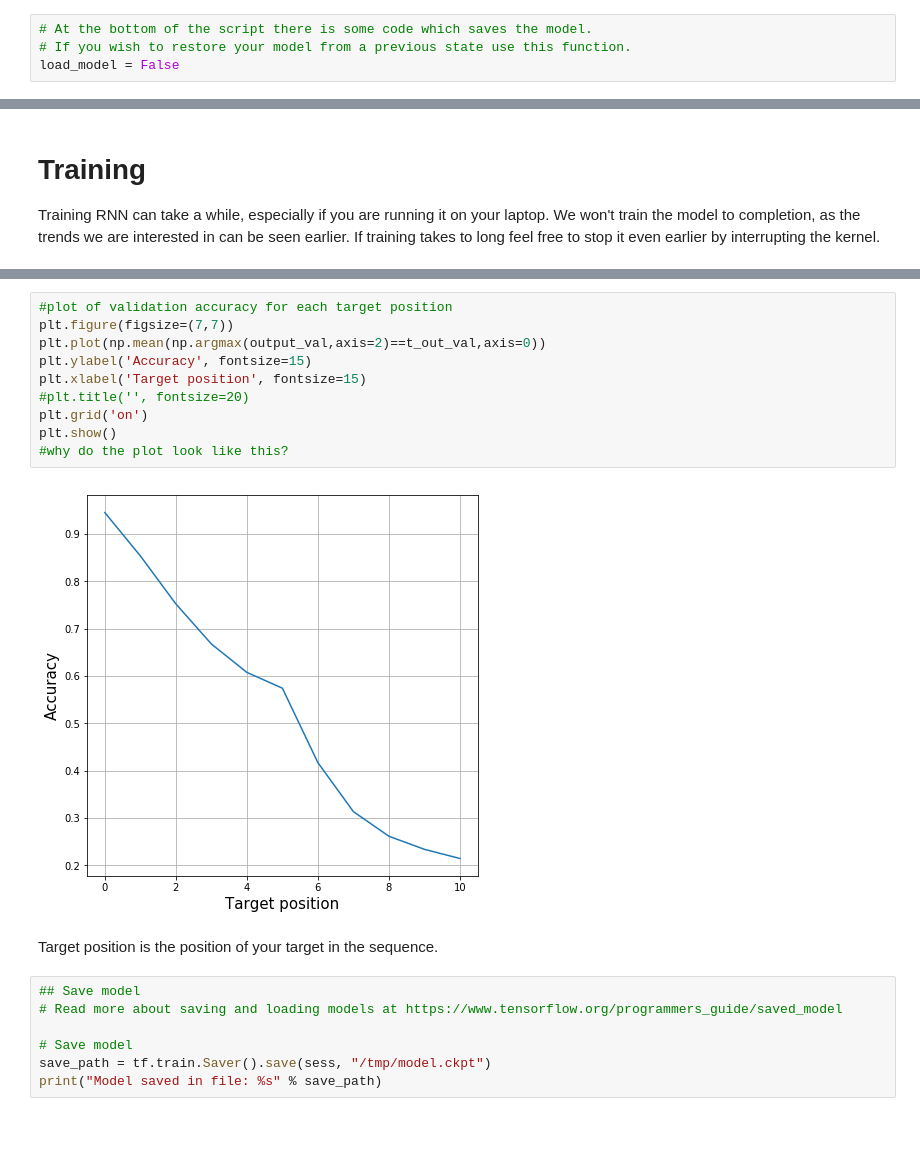
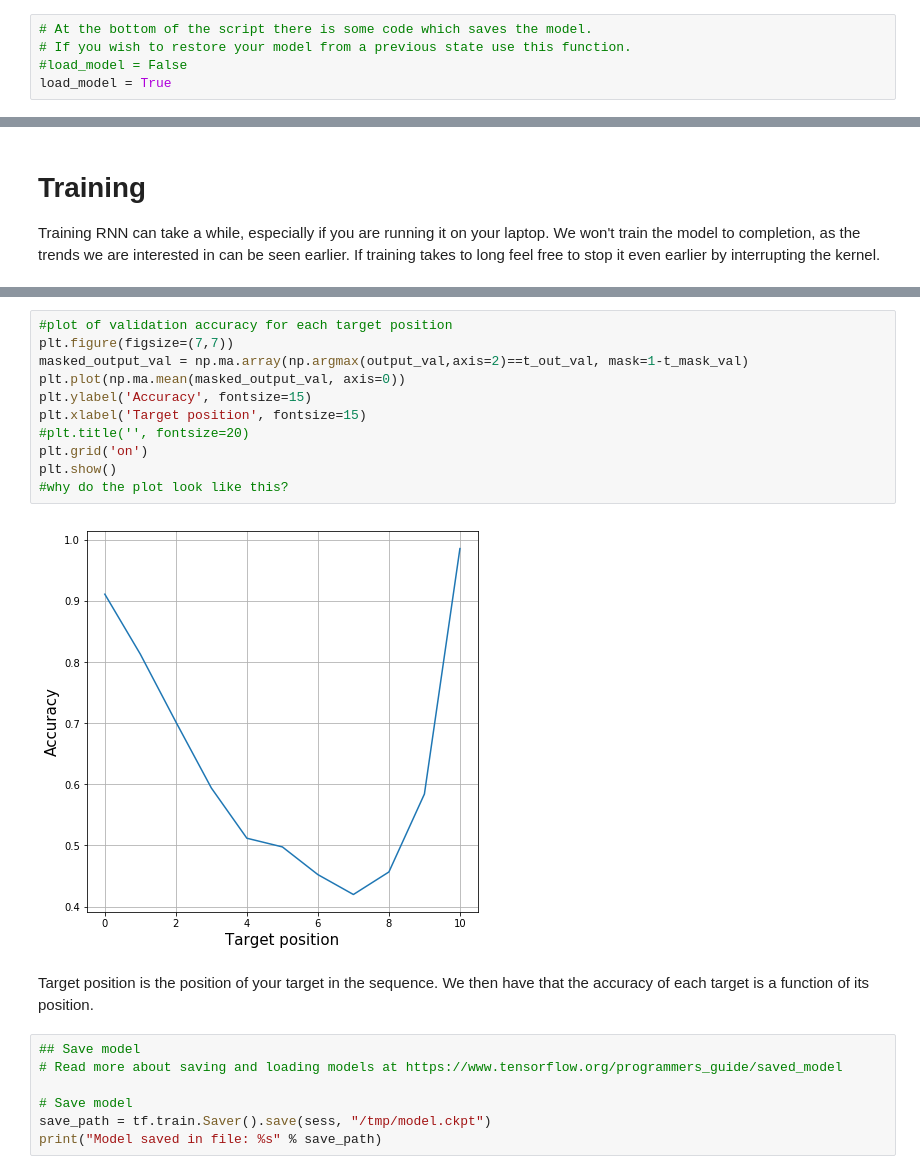
Before and after one commit to A-T-Kristensen/02456-deep-learning, a Jupyter notebook: notebooks/lab3_Recurrent_Neural_Nets/1.EXE_Encoder_Decoder_RNN.ipynb, the cells around one changed output, grey strips where cells are left out. Drawn from its saved outputs; the diff is of its cells as text; blank space fills up the shorter version.

```diff
--- a/notebooks/lab3_Recurrent_Neural_Nets/1.EXE_Encoder_Decoder_RNN.ipynb
+++ b/notebooks/lab3_Recurrent_Neural_Nets/1.EXE_Encoder_Decoder_RNN.ipynb
@@ -122,7 +122,8 @@ Note; that we use the same symbol for end-of-sequence as for start-of-sequence (
 # %%
 # At the bottom of the script there is some code which saves the model.
 # If you wish to restore your model from a previous state use this function.
-load_model = False
+#load_model = False
+load_model = True
 # %%
 batch_size = 3
 inputs, inputs_seqlen, targets_in, targets_out, targets_seqlen, targets_mask, \
@@ -466,17 +474,19 @@ Wall time: 9min 11s
 # %%
 #plot of validation accuracy for each target position
 plt.figure(figsize=(7,7))
-plt.plot(np.mean(np.argmax(output_val,axis=2)==t_out_val,axis=0))
+masked_output_val = np.ma.array(np.argmax(output_val,axis=2)==t_out_val, mask=1-t_mask_val)
+plt.plot(np.ma.mean(masked_output_val, axis=0))
 plt.ylabel('Accuracy', fontsize=15)
 plt.xlabel('Target position', fontsize=15)
 #plt.title('', fontsize=20)
 plt.grid('on')
 plt.show()
 #why do the plot look like this?
 # %% [output]
-[figure, old version]
+[figure, new version]
 # %% [markdown]
 Target position is the position of your target in the sequence.
+We then have that the accuracy of each target is a function of its position.
 # %%
 ## Save model
 # Read more about saving and loading models at https://www.tensorflow.org/programmers_guide/saved_model
```
Also changed, not shown: parts of 27 cells of this notebook, 2 other files.
